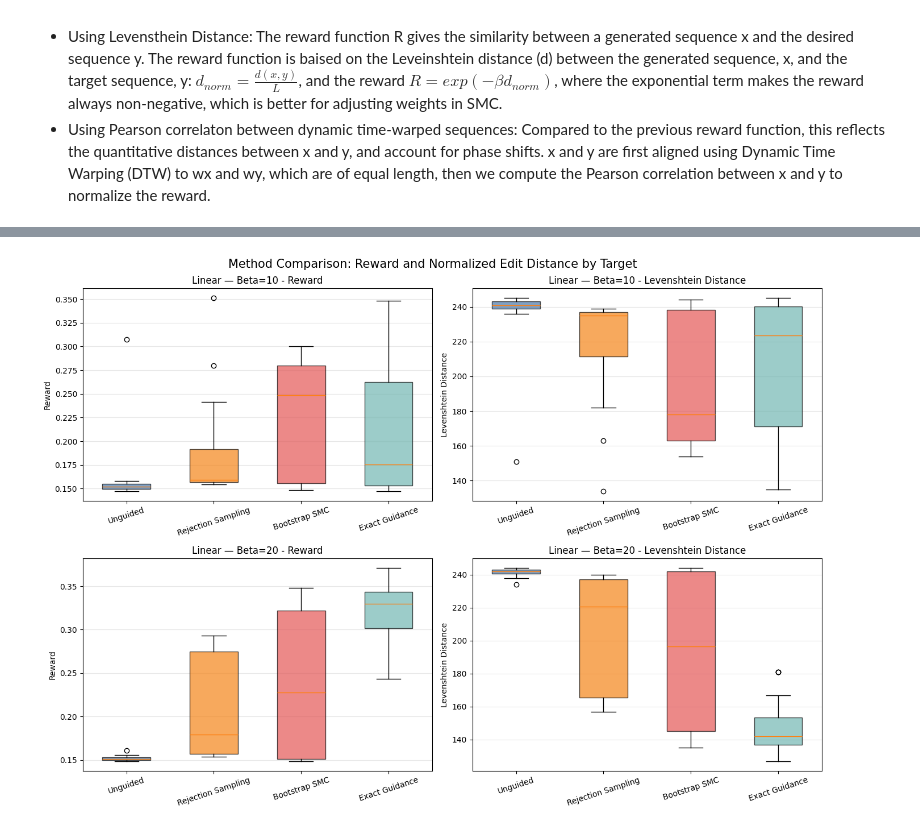
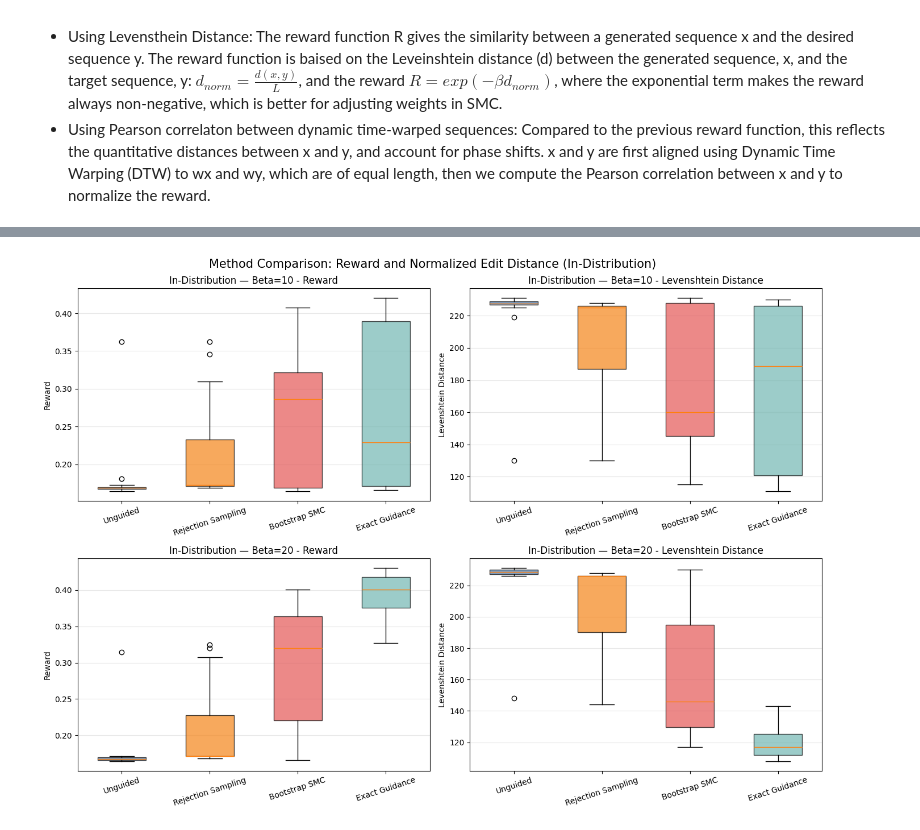
Before and after one commit to upsilonyc/edit-flows-guidance-demo, a Jupyter notebook: main.ipynb, the cells around one changed output, grey strips where cells are left out. Cells and saved outputs as stored; diff of their text form; code cells hidden in the pictures.

Commit message:
G(v.3.) benchmarked (280, 10-20)

```diff
--- a/main.ipynb
+++ b/main.ipynb
@@ -1771,7 +1668,7 @@ import matplotlib.pyplot as plt
 
 trial_results_df = pd.read_csv("trials_280.csv")
 betas = [10, 20]
-target_names = "Linear"
+target_names = "In-Distribution" # change this line to the target name in trials.csv for different target visualizations
 method_specs = [
     ("unguided", "Unguided"),
     ("best_of_k", "Rejection Sampling"),
@@ -1783,36 +1680,36 @@ metric_specs = [
     ("reward", "Reward"),
     ("edit_distance", "Levenshtein Distance"),
 ]
 colors = ["#4C78A8", "#F58518", "#E45756", "#72B7B2"]
 
 fig, axes = plt.subplots(2, 2, figsize=(14, 10))
 
 for row_idx, beta in enumerate(betas):
     for col_idx, (metric_col, metric_label) in enumerate(metric_specs):
             ax = axes[row_idx, col_idx]
             target_subset = trial_results_df[
                 (trial_results_df["beta"] == beta)
                 & (trial_results_df["target"] == target_names)
             ]
             data = [
                 target_subset[target_subset["method"] == lbl][metric_col].to_numpy(dtype=float)
                 for _, lbl in method_specs
             ]
             bp = ax.boxplot(data, patch_artist=True, tick_labels=method_labels, widths=0.55)
             for patch, color in zip(bp["boxes"], colors):
                 patch.set_facecolor(color)
                 patch.set_alpha(0.7)
             ax.set_title(f"{target_names} — Beta={beta} - {metric_label}")
             ax.set_ylabel(metric_label)
             ax.tick_params(axis="x", rotation=18)
             ax.grid(True, axis="y", alpha=0.3)
 
-fig.suptitle("Method Comparison: Reward and Normalized Edit Distance by Target", fontsize=15)
+fig.suptitle("Method Comparison: Reward and Normalized Edit Distance (In-Distribution)", fontsize=15)
 fig.tight_layout()
-plt.savefig('benchmark_2.png')
+plt.savefig('benchmark_3_box_in_distribution.png')
 plt.show()
 # %% [output]
-[figure, old version]
+[figure, new version]
 # %%
 # Visualization cell: load representative sequences and plot x0/targets + generated grids
 import json
```
Also changed, not shown: parts of 5 cells of this notebook, 13 other files.
